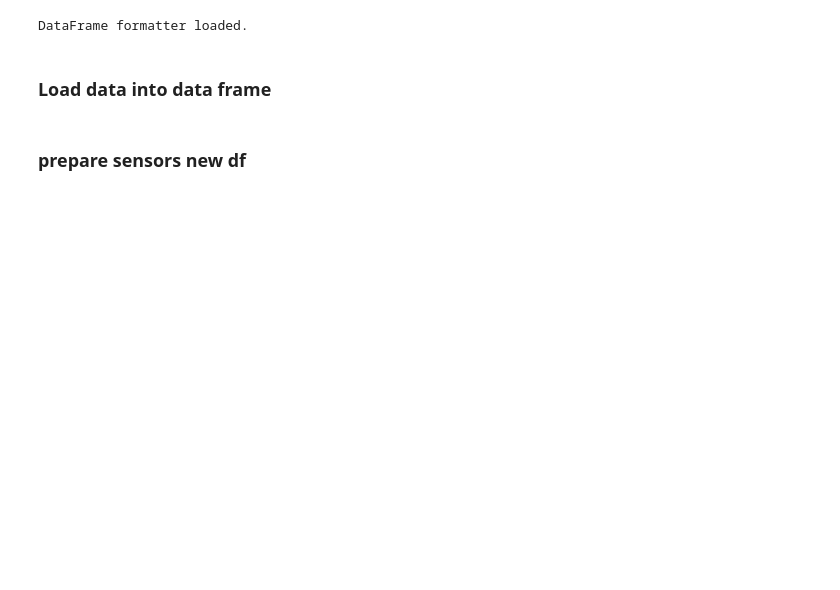
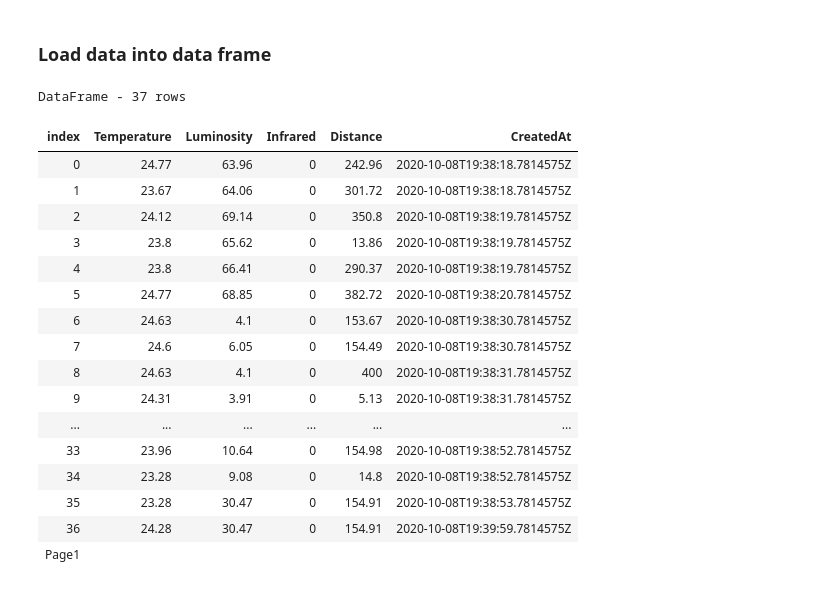
Before and after one commit to dcostea/SmartFireAlarm, a Jupyter notebook: SmartFireAlarm/Jupyter/DataFrame.ipynb, the cells around one changed output. Saved outputs shown, nothing was run; the diff lists cells and outputs as text; code cells hidden in the pictures; blank space fills up the shorter version.

Commit message:
Review dependency on Formatter.csx.

```diff
--- a/SmartFireAlarm/Jupyter/DataFrame.ipynb
+++ b/SmartFireAlarm/Jupyter/DataFrame.ipynb
@@ -28,5 +10,0 @@ using ApexCode.Interactive.Formatting;
-# %%
-
-Formatters.Register<DataFrame>();
-# %% [output]
-DataFrame formatter loaded.
@@ -140,8 +144,25 @@ public static void WriteCsv(DataFrame dataFrame, string path,
 ### Load data into data frame
 # %%
 const string SENSORS_DATASET_PATH = "./sensors.csv";
-const string LABELS_DATASET_PATH = "./labels.csv";
-var df1 = DataFrame.LoadCsv(SENSORS_DATASET_PATH);
-var df2 = DataFrame.LoadCsv(LABELS_DATASET_PATH);
+var sensorsData = DataFrame.LoadCsv(SENSORS_DATASET_PATH);
+
+display(sensorsData);
+# %% [output]
+DataFrame - 37 rows
+| index | Temperature | Luminosity | Infrared | Distance | CreatedAt |
+| 0 | 24.77 | 63.96 | 0 | 242.96 | 2020-10-08T19:38:18.7814575Z |
+| 1 | 23.67 | 64.06 | 0 | 301.72 | 2020-10-08T19:38:18.7814575Z |
+| 2 | 24.12 | 69.14 | 0 | 350.8 | 2020-10-08T19:38:19.7814575Z |
+| 3 | 23.8 | 65.62 | 0 | 13.86 | 2020-10-08T19:38:19.7814575Z |
+| 4 | 23.8 | 66.41 | 0 | 290.37 | 2020-10-08T19:38:19.7814575Z |
+| 5 | 24.77 | 68.85 | 0 | 382.72 | 2020-10-08T19:38:20.7814575Z |
+| 6 | 24.63 | 4.1 | 0 | 153.67 | 2020-10-08T19:38:30.7814575Z |
+| 7 | 24.6 | 6.05 | 0 | 154.49 | 2020-10-08T19:38:30.7814575Z |
+| 8 | 24.63 | 4.1 | 0 | 400 | 2020-10-08T19:38:31.7814575Z |
+| 9 | 24.31 | 3.91 | 0 | 5.13 | 2020-10-08T19:38:31.7814575Z |
+| ... | ... | ... | ... | ... | ... |
+| 33 | 23.96 | 10.64 | 0 | 154.98 | 2020-10-08T19:38:52.7814575Z |
+| 34 | 23.28 | 9.08 | 0 | 14.8 | 2020-10-08T19:38:52.7814575Z |
+| 35 | 23.28 | 30.47 | 0 | 154.91 | 2020-10-08T19:38:53.7814575Z |
+| 36 | 24.28 | 30.47 | 0 | 154.91 | 2020-10-08T19:39:59.7814575Z |
+| Page1 |  |  |  |  |  |
-# %% [markdown]
-### prepare sensors new df
```
Also changed, not shown: parts of 27 cells of this notebook, 5 other files.
